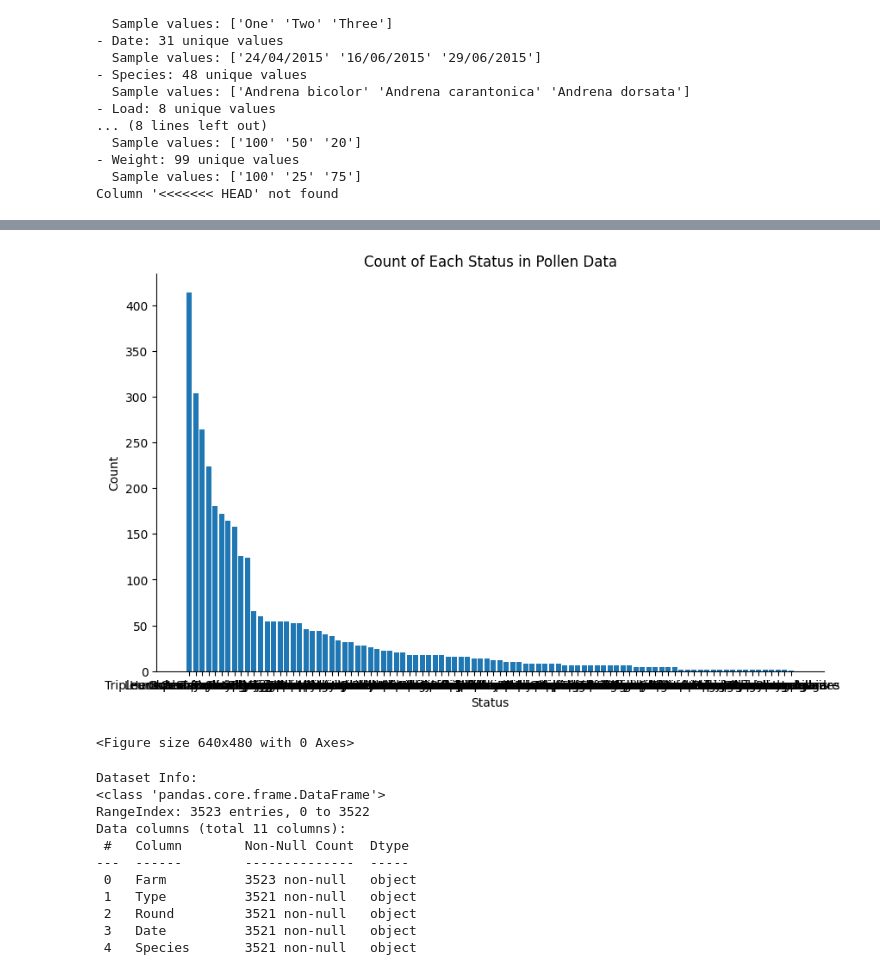
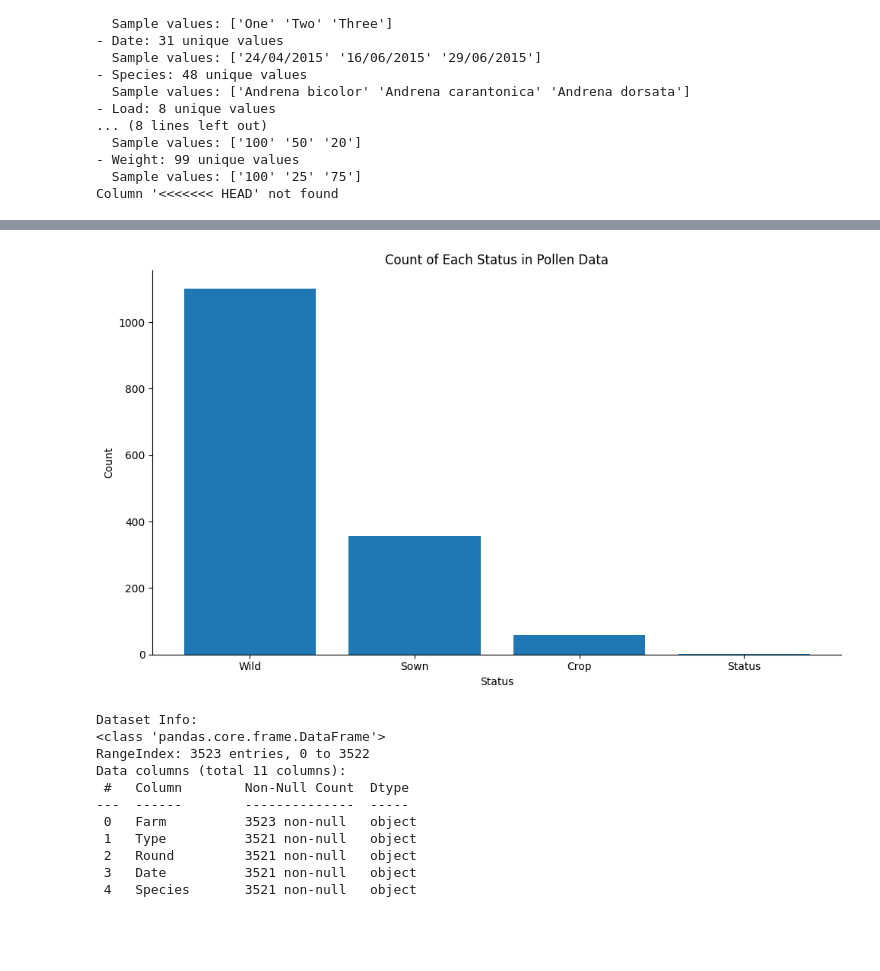
Before and after one commit to schneiderkelsey/wuuwuudata.github.io, a Jupyter notebook: plots_kelseyschneider/notebooks/bee_pollen_data_cleaning.ipynb, the cells around one changed output, grey strips where cells are left out. Saved outputs shown, nothing was run; the diff lists cells and outputs as text; code cells hidden in the pictures; blank space fills up the shorter version.

```diff
--- a/plots_kelseyschneider/notebooks/bee_pollen_data_cleaning.ipynb
+++ b/plots_kelseyschneider/notebooks/bee_pollen_data_cleaning.ipynb
@@ -542,18 +504,21 @@ Plotted 48 categories
 # %%
+# Get value counts for Status column
+value_counts = pollen_load_data['Status'].value_counts()
+
+# Select top 5 statuses
+value_counts = value_counts.head(5)
+
 plt.figure(figsize=(10, 6))
-plt.bar(avg_plant_pollen.index, avg_plant_pollen.values)
+plt.bar(value_counts.index, value_counts.values)
 
 ax = plt.gca()
 ax.spines['top'].set_visible(False)
 ax.spines['right'].set_visible(False)
 
 plt.xlabel('Status')
 plt.ylabel('Count')
 plt.title('Count of Each Status in Pollen Data')
-plt.show()
-
 plt.tight_layout()
 plt.show()
 # %% [output]
-[figure, old version]
+[figure, new version]
-<Figure size 640x480 with 0 Axes>
```
Also changed, not shown: parts of 3 cells of this notebook, 6 other files.
